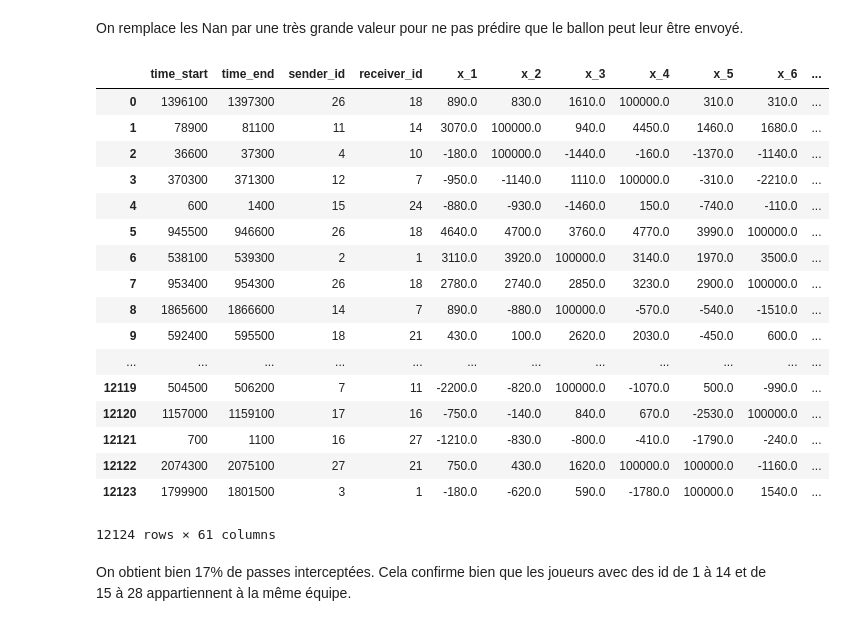
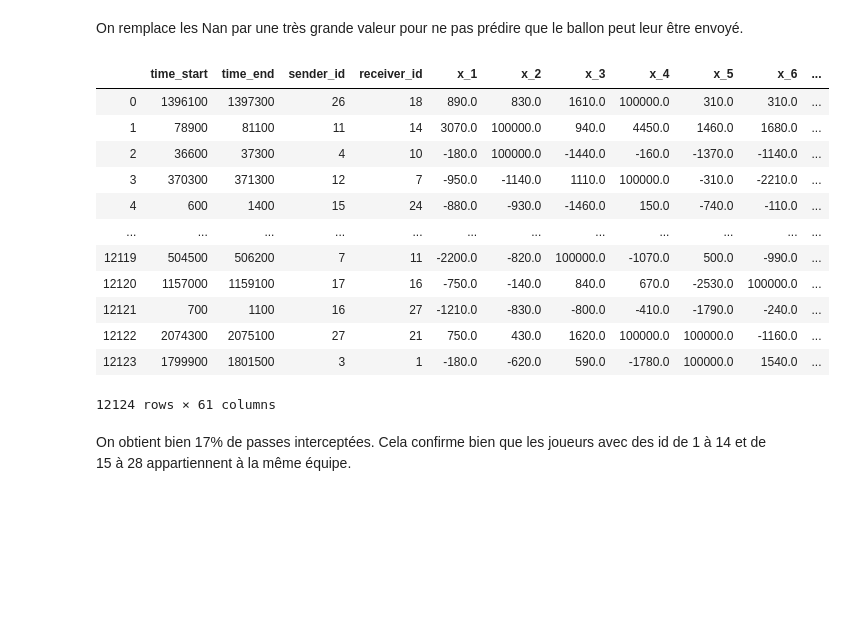
Before and after one commit to tristanpiedra/Projet_ML_football_passes, a Jupyter notebook: PROJEEEEET.ipynb, the cells around one changed output. Cells and saved outputs as stored; diff of their text form; code cells hidden in the pictures; blank space fills up the shorter version.

```diff
--- a/PROJEEEEET.ipynb
+++ b/PROJEEEEET.ipynb
@@ -56,19 +60,13 @@ np.sum(df["interception"])/len(df["x_1"])
 On remplace les Nan par une très grande valeur pour ne pas prédire que le ballon peut leur être envoyé.
 # %%
 df = df.replace(np.nan, 100000)
-df
 # %% [output]
 |  | time_start | time_end | sender_id | receiver_id | x_1 | x_2 | x_3 | x_4 | x_5 | x_6 | ... |
 | 0 | 1396100 | 1397300 | 26 | 18 | 890.0 | 830.0 | 1610.0 | 100000.0 | 310.0 | 310.0 | ... |
 | 1 | 78900 | 81100 | 11 | 14 | 3070.0 | 100000.0 | 940.0 | 4450.0 | 1460.0 | 1680.0 | ... |
 | 2 | 36600 | 37300 | 4 | 10 | -180.0 | 100000.0 | -1440.0 | -160.0 | -1370.0 | -1140.0 | ... |
 | 3 | 370300 | 371300 | 12 | 7 | -950.0 | -1140.0 | 1110.0 | 100000.0 | -310.0 | -2210.0 | ... |
 | 4 | 600 | 1400 | 15 | 24 | -880.0 | -930.0 | -1460.0 | 150.0 | -740.0 | -110.0 | ... |
-| 5 | 945500 | 946600 | 26 | 18 | 4640.0 | 4700.0 | 3760.0 | 4770.0 | 3990.0 | 100000.0 | ... |
-| 6 | 538100 | 539300 | 2 | 1 | 3110.0 | 3920.0 | 100000.0 | 3140.0 | 1970.0 | 3500.0 | ... |
-| 7 | 953400 | 954300 | 26 | 18 | 2780.0 | 2740.0 | 2850.0 | 3230.0 | 2900.0 | 100000.0 | ... |
-| 8 | 1865600 | 1866600 | 14 | 7 | 890.0 | -880.0 | 100000.0 | -570.0 | -540.0 | -1510.0 | ... |
-| 9 | 592400 | 595500 | 18 | 21 | 430.0 | 100.0 | 2620.0 | 2030.0 | -450.0 | 600.0 | ... |
 | ... | ... | ... | ... | ... | ... | ... | ... | ... | ... | ... | ... |
 | 12119 | 504500 | 506200 | 7 | 11 | -2200.0 | -820.0 | 100000.0 | -1070.0 | 500.0 | -990.0 | ... |
 | 12120 | 1157000 | 1159100 | 17 | 16 | -750.0 | -140.0 | 840.0 | 670.0 | -2530.0 | 100000.0 | ... |
```
Also changed, not shown: parts of 50 cells of this notebook.
